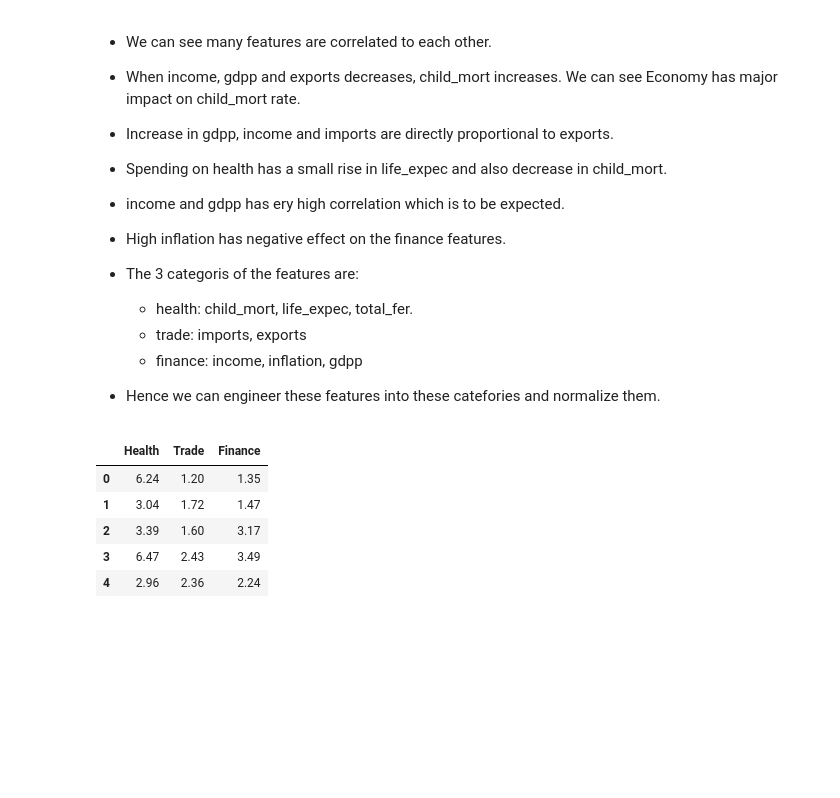
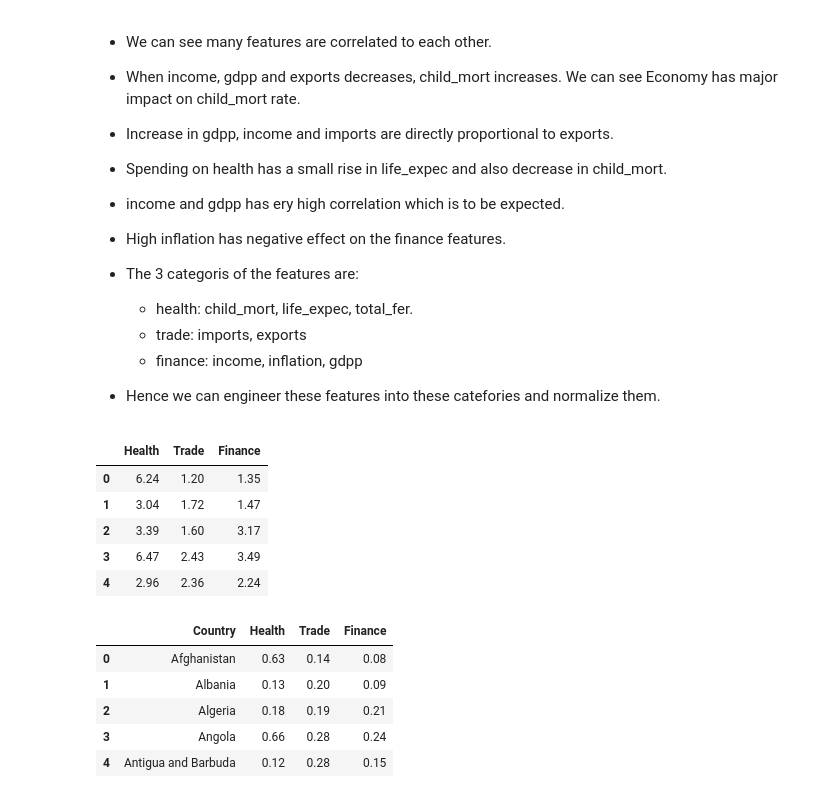
Before and after one commit to rizz045/Country-Data-Exploration-and-Preediction--Unsupervised-learning-, a Jupyter notebook: Country_Data_Exploration_and_Prediction.ipynb, the cells around one changed output. Saved outputs shown, nothing was run; the diff lists cells and outputs as text; code cells hidden in the pictures; blank space fills up the shorter version.

```diff
--- a/Country_Data_Exploration_and_Prediction.ipynb
+++ b/Country_Data_Exploration_and_Prediction.ipynb
@@ -510,0 +509,16 @@ from sklearn
+# %%
+from sklearn.preprocessing import MinMaxScaler, StandardScaler
+
+mms = MinMaxScaler()
+ss = StandardScaler()
+
+df1[['Health','Trade','Finance']] = mms.fit_transform(df1)
+df1.insert(loc=0, value=list(df['country']), column='Country')
+df1.head()
+# %% [output]
+|  | Country | Health | Trade | Finance |
+| 0 | Afghanistan | 0.63 | 0.14 | 0.08 |
+| 1 | Albania | 0.13 | 0.20 | 0.09 |
+| 2 | Algeria | 0.18 | 0.19 | 0.21 |
+| 3 | Angola | 0.66 | 0.28 | 0.24 |
+| 4 | Antigua and Barbuda | 0.12 | 0.28 | 0.15 |
```
Also changed, not shown: parts of 5 cells of this notebook.
